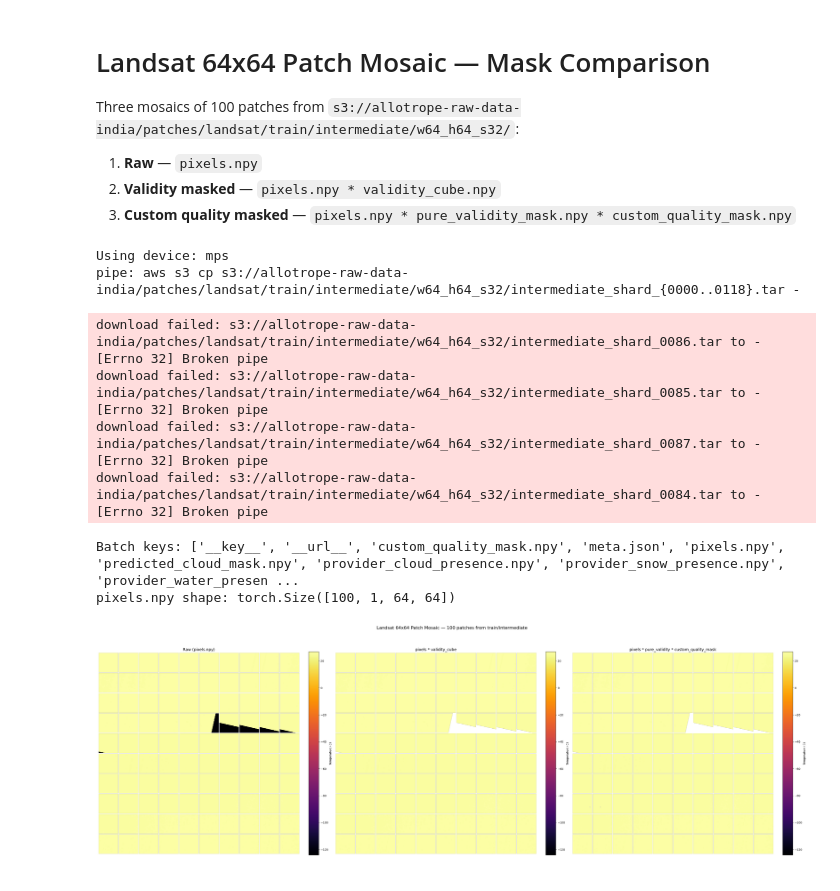
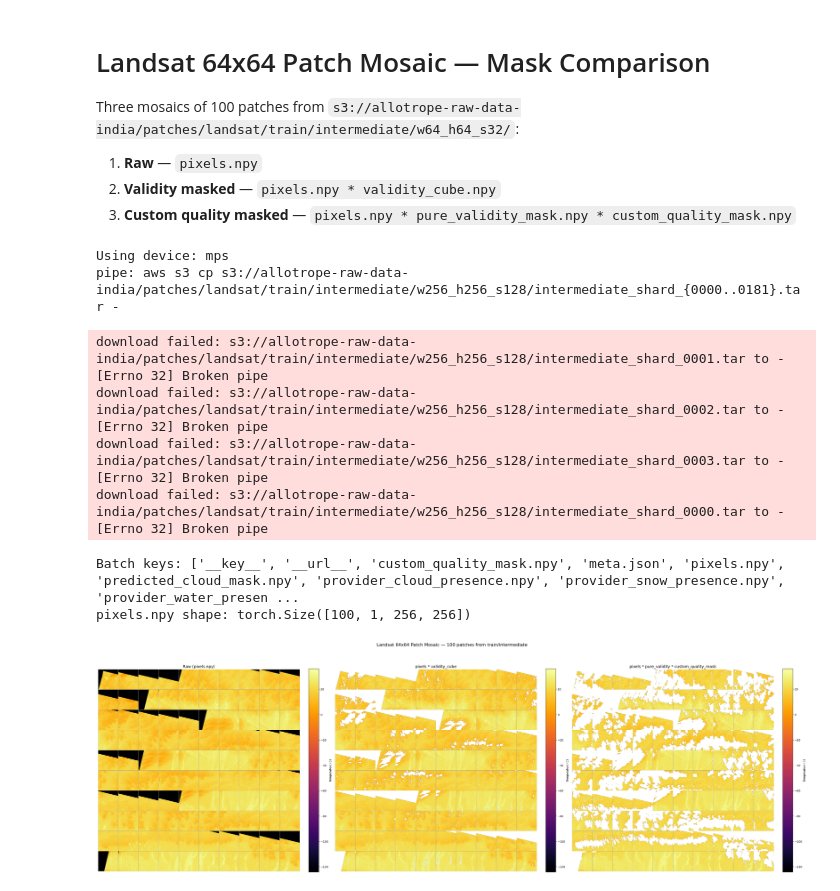
Before and after one commit to rashwin88/hsi-anomaly-foundations-allotrope, a Jupyter notebook: exploratory_analyses/landsat_patch_mosaic.ipynb, the cells around one changed output. Drawn from its saved outputs; the diff is of its cells as text; code cells hidden in the pictures.

```diff
--- a/exploratory_analyses/landsat_patch_mosaic.ipynb
+++ b/exploratory_analyses/landsat_patch_mosaic.ipynb
@@ -21,7 +21,7 @@ from torchvision.utils import make_grid
 from app.utils.general_utils.shard_pipe_expression_builder import shard_pipe_expression_builder
 from app.utils.image_transformation.image_cube_operations import ImageCubeOperations, CubeRepresentation
 # %%
-SHARD_KEY = "patches/landsat/train/intermediate/w64_h64_s32/"
+SHARD_KEY = "patches/landsat/train/intermediate/w256_h256_s128/"
 BATCH_SIZE = 100
 NROW = 10  # 10x10 grid
 
@@ -38,13 +38,13 @@ print(f"Batch keys: {list(batch.keys())}")
 print(f"pixels.npy shape: {batch['pixels.npy'].shape}")
 # %% [output]
 Using device: mps
-pipe: aws s3 cp s3://allotrope-raw-data-india/patches/landsat/train/intermediate/w64_h64_s32/intermediate_shard_{0000..0118}.tar -
+pipe: aws s3 cp s3://allotrope-raw-data-india/patches/landsat/train/intermediate/w256_h256_s128/intermediate_shard_{0000..0181}.tar -
-download failed: s3://allotrope-raw-data-india/patches/landsat/train/intermediate/w64_h64_s32/intermediate_shard_0086.tar to - [Errno 32] Broken pipe
-download failed: s3://allotrope-raw-data-india/patches/landsat/train/intermediate/w64_h64_s32/intermediate_shard_0085.tar to - [Errno 32] Broken pipe
-download failed: s3://allotrope-raw-data-india/patches/landsat/train/intermediate/w64_h64_s32/intermediate_shard_0087.tar to - [Errno 32] Broken pipe
-download failed: s3://allotrope-raw-data-india/patches/landsat/train/intermediate/w64_h64_s32/intermediate_shard_0084.tar to - [Errno 32] Broken pipe
+download failed: s3://allotrope-raw-data-india/patches/landsat/train/intermediate/w256_h256_s128/intermediate_shard_0001.tar to - [Errno 32] Broken pipe
+download failed: s3://allotrope-raw-data-india/patches/landsat/train/intermediate/w256_h256_s128/intermediate_shard_0002.tar to - [Errno 32] Broken pipe
+download failed: s3://allotrope-raw-data-india/patches/landsat/train/intermediate/w256_h256_s128/intermediate_shard_0003.tar to - [Errno 32] Broken pipe
+download failed: s3://allotrope-raw-data-india/patches/landsat/train/intermediate/w256_h256_s128/intermediate_shard_0000.tar to - [Errno 32] Broken pipe
 Batch keys: ['__key__', '__url__', 'custom_quality_mask.npy', 'meta.json', 'pixels.npy', 'predicted_cloud_mask.npy', 'provider_cloud_presence.npy', 'provider_snow_presence.npy', 'provider_water_presen ...
-pixels.npy shape: torch.Size([100, 1, 64, 64])
+pixels.npy shape: torch.Size([100, 1, 256, 256])
 # %%
 pixels = batch["pixels.npy"]
 validity_cube = batch["validity_cube.npy"]
@@ -69,29 +69,29 @@ quality_masked_2d = to_2d_grid(pixels * pure_validity * custom_quality)
 # %%
 grids = [raw_2d, validity_masked_2d, quality_masked_2d]
 vmin = min(g.min() for g in grids)
 vmax = max(g.max() for g in grids)
 
 fig, axes = plt.subplots(1, 3, figsize=(36, 12))
 
 titles = [
     "Raw (pixels.npy)",
     "pixels * validity_cube",
     "pixels * pure_validity * custom_quality_mask",
 ]
 
 for ax, title, grid in zip(axes, titles, grids):
     masked = np.ma.masked_where(grid == 0, grid)
-    im = ax.imshow(masked, cmap="inferno", vmin=vmin, vmax=vmax)
+    im = ax.imshow(masked, cmap="inferno")
     ax.set_title(title, fontsize=14)
     ax.axis("off")
     fig.colorbar(im, ax=ax, fraction=0.046, pad=0.04, label="Temperature (C)")
 
 plt.suptitle(
     f"Landsat 64x64 Patch Mosaic — {BATCH_SIZE} patches from train/intermediate",
     fontsize=16, y=1.02,
 )
 plt.tight_layout()
 plt.savefig("landsat_64_mask_comparison_mosaic.png", dpi=150, bbox_inches="tight")
 plt.show()
 # %% [output]
-[figure, old version]
+[figure, new version]
```
Also changed, not shown: 15 other files.
